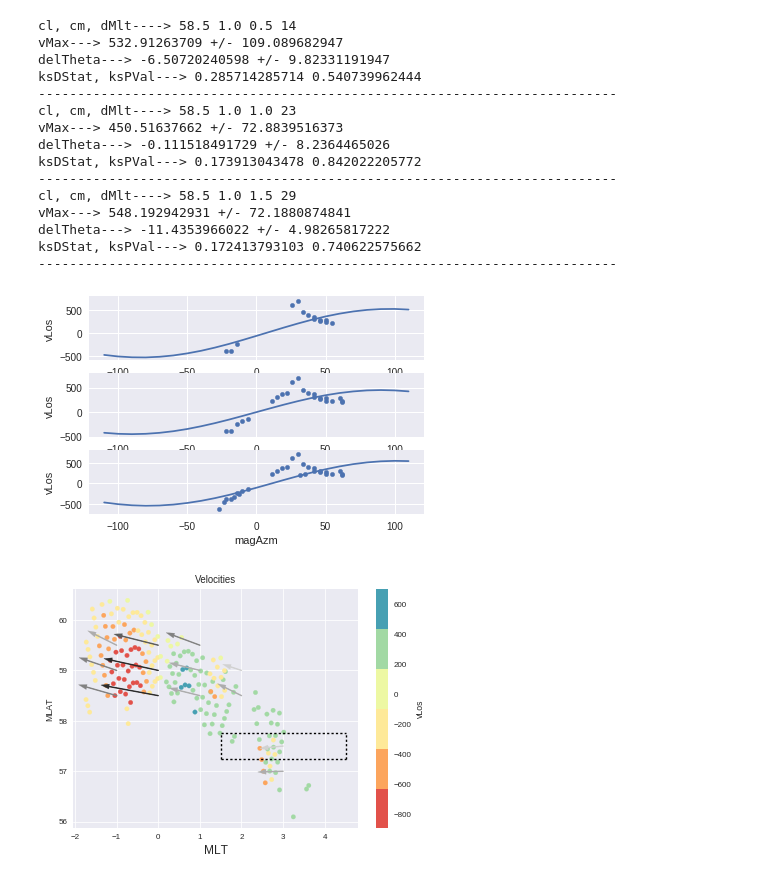
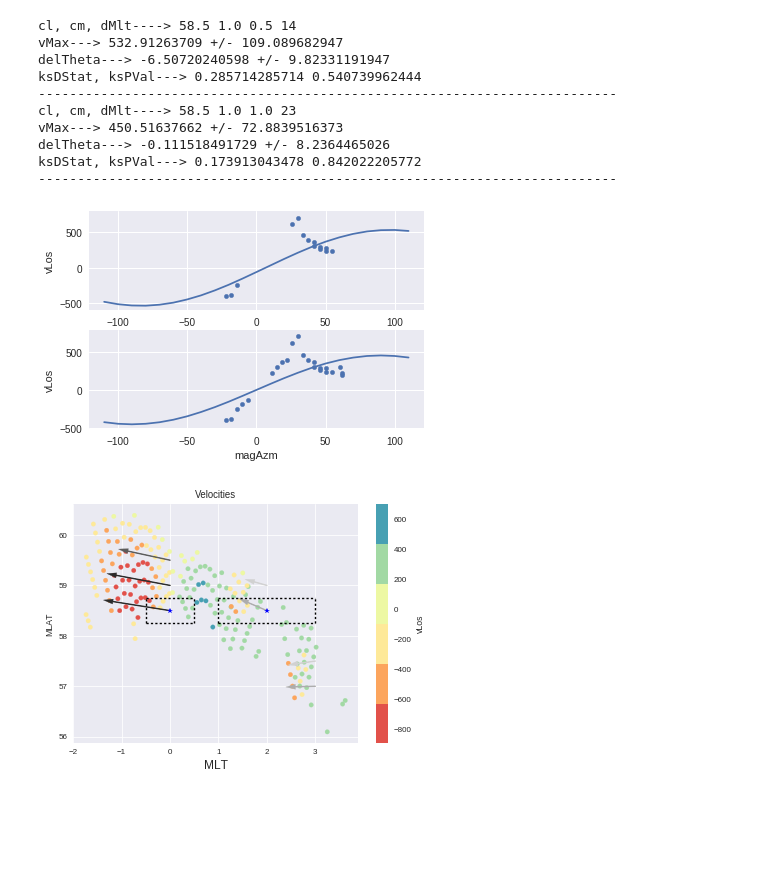
Before and after one commit to bharatreddy/indsvels, a Jupyter notebook: ipy/lshell-box.ipynb, the cells around one changed output. Drawn from its saved outputs; the diff is of its cells as text; code cells hidden in the pictures; blank space fills up the shorter version.

```diff
--- a/ipy/lshell-box.ipynb
+++ b/ipy/lshell-box.ipynb
@@ -32,7 +32,7 @@ cutOffPredWestDelTheta = 25.
 cutoffAzmStdLowVal = 5.
 minNumPntsCutoffCell = 5 # Somewhat arbitrary determination!!
 fitAzmType = "azimCalcMag"
-mltFitRange = 1.5
+mltFitRange = 1.
 # %%
 inpCols = [ "beam", "range", "geoAzm", "azimCalcMag", "magAzm", "vLos"\
            , "MLAT", "MLT", "MLON", "GLAT", "GLON", "radId"\
@@ -309,12 +308,7 @@ vMax---> 450.51637662 +/- 72.8839516373
 delTheta---> -0.111518491729 +/- 8.2364465026
 ksDStat, ksPVal---> 0.173913043478 0.842022205772
 --------------------------------------------------------------------------
-cl, cm, dMlt----> 58.5 1.0 1.5 29
-vMax---> 548.192942931 +/- 72.1880874841
-delTheta---> -11.4353966022 +/- 4.98265817222
-ksDStat, ksPVal---> 0.172413793103 0.740622575662
---------------------------------------------------------------------------
-[figure, old version]
+[figure, new version]
 # %%
 # Now for plotting purpose calculate end points
 fitResultsDF["endPtMLAT"] = numpy.round( (fitResultsDF["velSAPS"]/1000.) *\
@@ -353,32 +347,33 @@ ax.set_title( "Velocities" )
 # Overlay the SAPS vel vectors
 velScaleMin = 0.
 # round off max velocity to the next hundred
 velScaleMax = (fitResultsDF["velSAPS"].max() + 100.)*100/100 -\
             (fitResultsDF["velSAPS"].max() + 100.)%100
 colNorm = Normalize( vmin=velScaleMin, vmax=velScaleMax )
 for frRows in fitResultsDF.iterrows():
     # Plot Velocity vectors
     currCol = seaMap( colNorm(frRows[1]["velSAPS"]) )
     ax.plot( [ frRows[1]["normMlt"] , frRows[1]["endPtNormMLT"] ],\
             [ frRows[1]["mlat"], frRows[1]["endPtMLAT"] ], color=currCol )
     ax.arrow( frRows[1]["normMlt"], frRows[1]["mlat"], \
              frRows[1]["endPtNormMLT"]-frRows[1]["normMlt"],\
              frRows[1]["endPtMLAT"]-frRows[1]["mlat"],\
                  head_width=0.1, head_length=0.2, fc=currCol, ec=currCol)
     # Plot boxes to show where fitting data came from
-    if frRows[1]["normMlt"] == 3 and frRows[1]["mlat"] == 57.5:
+    if ( (frRows[1]["normMlt"] == 0 and frRows[1]["mlat"] == 58.5) or\
+        (frRows[1]["normMlt"] == 2 and frRows[1]["mlat"] == 58.5) ):
         ax.plot( [ frRows[1]["normMlt"] + frRows[1]["delMLT"], frRows[1]["normMlt"] + frRows[1]["delMLT"] ], \
                 [ frRows[1]["mlat"] - cellSizeMLAT/2., frRows[1]["mlat"] + cellSizeMLAT/2. ], 'k:' )
 
         ax.plot( [ frRows[1]["normMlt"] - frRows[1]["delMLT"], frRows[1]["normMlt"] + frRows[1]["delMLT"] ], \
                 [ frRows[1]["mlat"] - cellSizeMLAT/2., frRows[1]["mlat"] - cellSizeMLAT/2. ], 'k:' )
 
         ax.plot( [ frRows[1]["normMlt"] - frRows[1]["delMLT"], frRows[1]["normMlt"] + frRows[1]["delMLT"] ], \
                 [ frRows[1]["mlat"] + cellSizeMLAT/2., frRows[1]["mlat"] + cellSizeMLAT/2. ], 'k:' )
         ax.plot( [ frRows[1]["normMlt"] - frRows[1]["delMLT"], frRows[1]["normMlt"] - frRows[1]["delMLT"] ], \
                 [ frRows[1]["mlat"] - cellSizeMLAT/2., frRows[1]["mlat"] + cellSizeMLAT/2. ], 'k:' )
         ax.plot( frRows[1]["normMlt"], frRows[1]["mlat"], 'b*' )
 
 fig1.savefig("../figs/fitVels-apr9-test.pdf",bbox_inches='tight')
 # %% [output]
-[figure, old version]
+[figure, new version]
```
Also changed, not shown: parts of 2 cells of this notebook, 1 other file.
